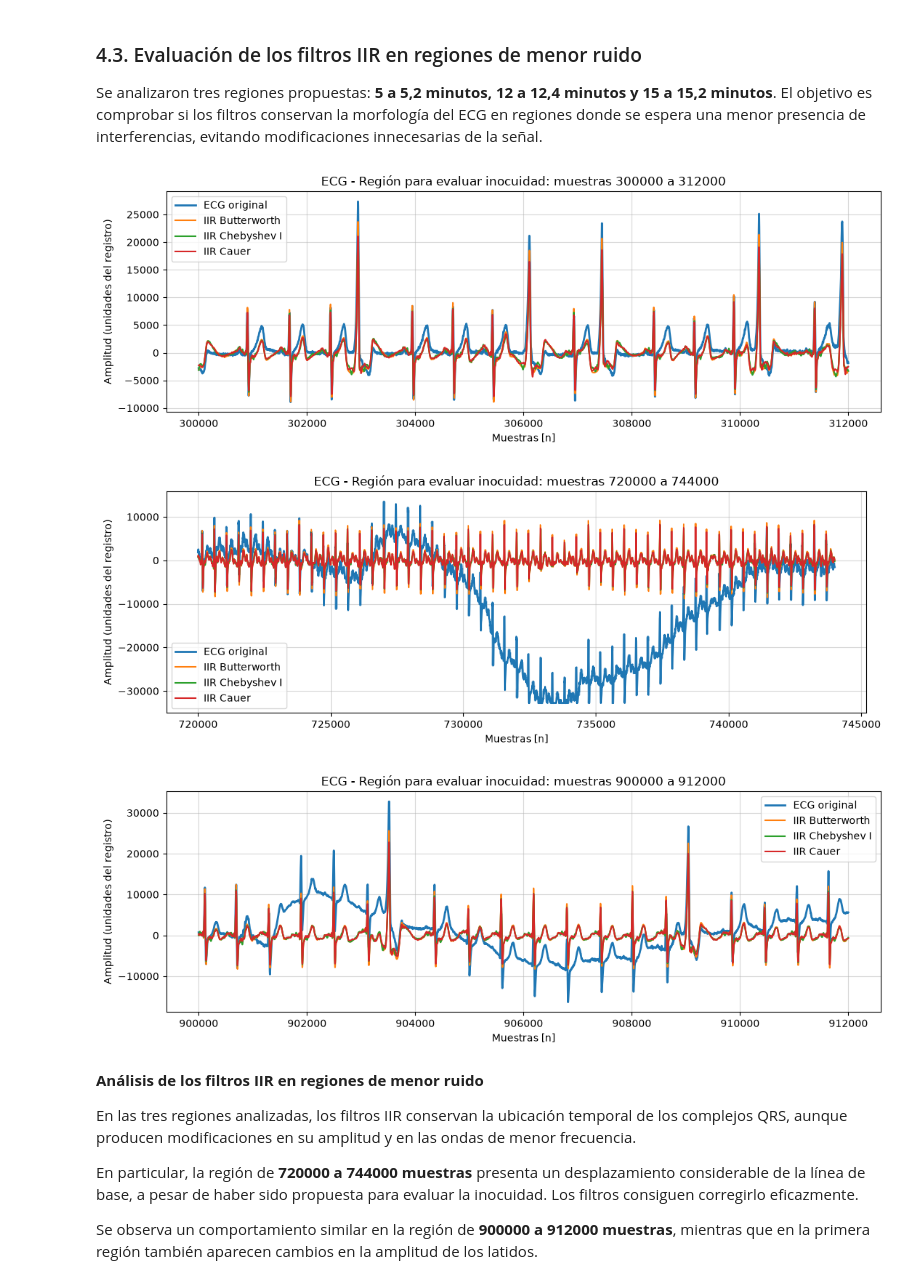
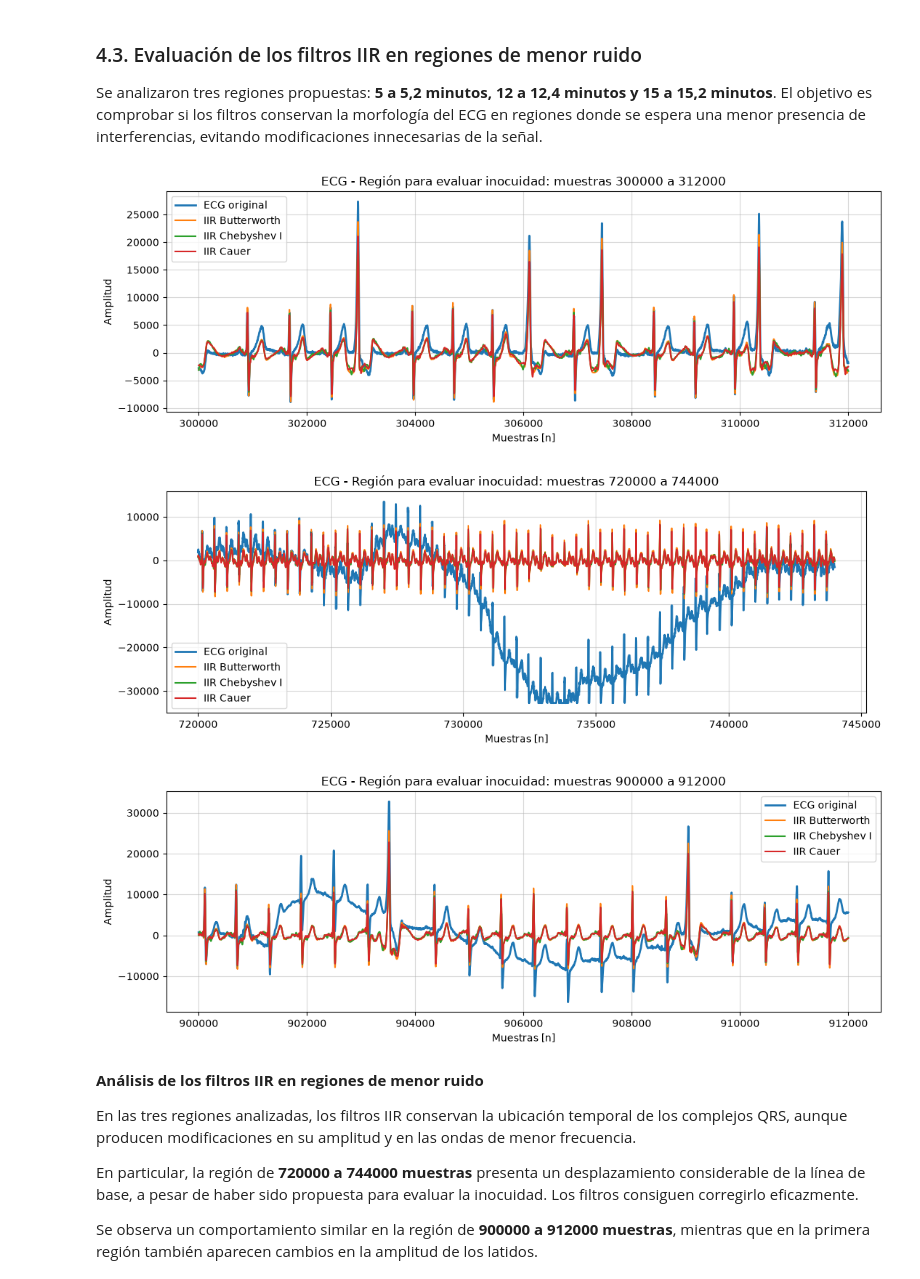
Before and after one commit to Aylucano/APS-2026, a Jupyter notebook: TS7_Filtrado_digital_ECG_Grupo.ipynb, the cells around one changed output. Saved outputs shown, nothing was run; the diff lists cells and outputs as text; code cells hidden in the pictures.

```diff
--- a/TS7_Filtrado_digital_ECG_Grupo.ipynb
+++ b/TS7_Filtrado_digital_ECG_Grupo.ipynb
@@ -707,7 +705,7 @@ ECG Cauer: 1129116
 Se compararon las señales filtradas con el ECG original en dos regiones indicadas: **muestras 4000 a 5500 y 10000 a 11000**.
 El objetivo es observar la reducción de las interferencias y evaluar si los filtros conservan las características principales de los latidos.
 # %%
-# INCISO D - REGIONES DE INTERÉS CON RUIDO
+# 4.2. REGIONES DE INTERÉS CON RUIDO
 # Cantidad total de muestras del ECG.
 cant_muestras = ecg_conruido.shape[0]
 
@@ -770,7 +768,7 @@ for ii in regs_interes:
     )
 
     plt.xlabel('Muestras [n]')
-    plt.ylabel('Amplitud (unidades del registro)')
+    plt.ylabel('Amplitud')
     plt.grid(True, alpha=0.5)
     plt.legend()
     plt.tight_layout()
@@ -794,7 +792,7 @@ Por lo tanto, aunque los tres filtros reducen las interferencias, también intro
 Se analizaron tres regiones propuestas: **5 a 5,2 minutos, 12 a 12,4 minutos y 15 a 15,2 minutos**.
 El objetivo es comprobar si los filtros conservan la morfología del ECG en regiones donde se espera una menor presencia de interferencias, evitando modificaciones innecesarias de la señal.
 # %%
-# INCISO D - REGIONES INDICADAS COMO SIN RUIDO
+# 4.3. REGIONES INDICADAS COMO SIN RUIDO
 # Convertimos los tiempos de minutos a números de muestras.
 regs_interes = (
     np.array([5, 5.2]) * 60 * fs,
@@ -808,37 +806,37 @@ for ii in regs_interes:
     zoom_region = np.arange(
         np.max([0, ii[0]]),
         np.min([cant_muestras, ii[1]]),
         dtype='uint'
     )
 
     plt.figure(figsize=(11, 4))
 
     plt.plot(zoom_region, ecg_conruido[zoom_region],
              label='ECG original', linewidth=2)
 
     # Los tres IIR aplicados al mismo registro.
     plt.plot(zoom_region, ecg_filt_butt[zoom_region],
              label='IIR Butterworth', linewidth=1.5)
 
     plt.plot(zoom_region, ecg_filt_cheby1[zoom_region],
              label='IIR Chebyshev I', linewidth=1.5)
 
     plt.plot(zoom_region, ecg_filt_cauer[zoom_region],
              label='IIR Cauer', linewidth=1.5)
 
     plt.title('ECG - Región para evaluar inocuidad: muestras ' +
               str(int(ii[0])) + ' a ' + str(int(ii[1])))
 
     plt.xlabel('Muestras [n]')
-    plt.ylabel('Amplitud (unidades del registro)')
+    plt.ylabel('Amplitud')
     plt.grid(True, alpha=0.5)
     plt.legend()
     plt.tight_layout()
     plt.show()
 # %% [output]
-[figure, old version]
+[figure, new version]
-[figure, old version]
+[figure, new version]
-[figure, old version]
+[figure, new version]
 # %% [markdown]
 **Análisis de los filtros IIR en regiones de menor ruido**
 
```
Also changed, not shown: parts of 15 cells of this notebook.
